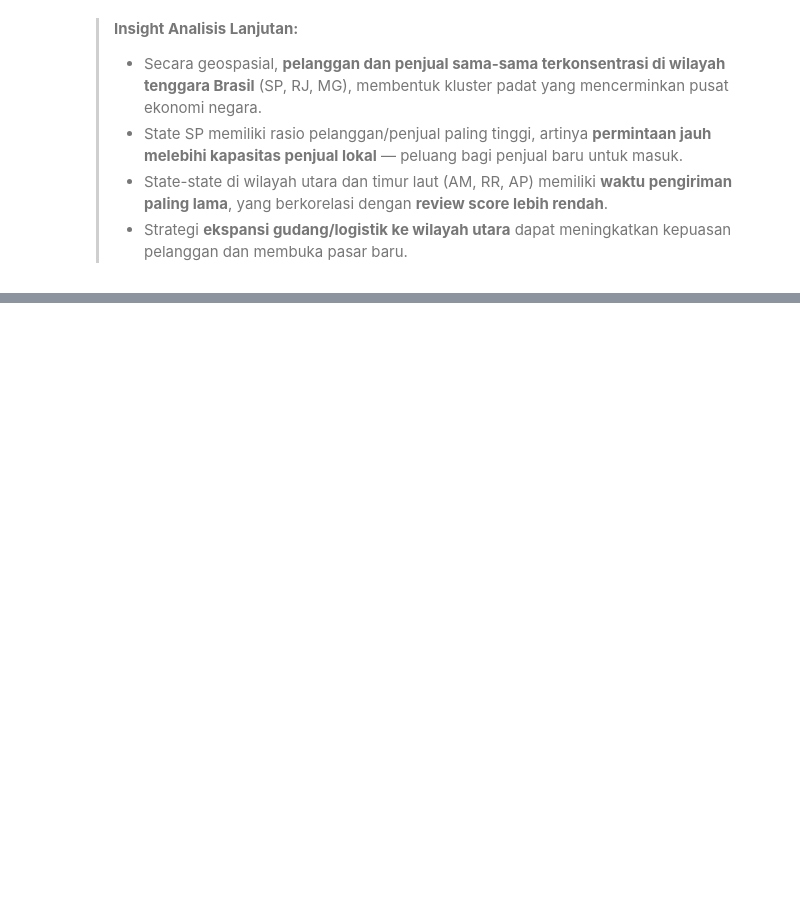
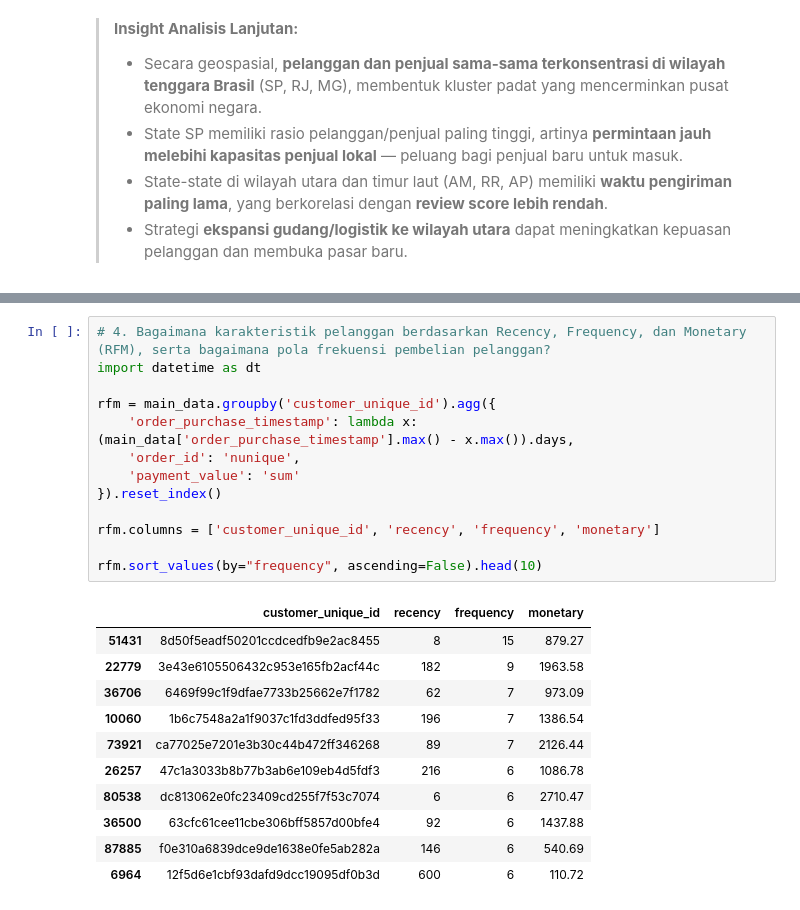
Before and after one commit to Hayqal1/E-Commerce-Public-Dataset-Dashboard, a Jupyter notebook: notebook.ipynb, the cells around one changed output, grey strips where cells are left out. Saved outputs shown, nothing was run; the diff lists cells and outputs as text; blank space fills up the shorter version.

```diff
--- a/notebook.ipynb
+++ b/notebook.ipynb
@@ -763,0 +821,25 @@ Pelanggan dan penjual terkonsentrasi di SP–RJ–MG. State SP memiliki rasio pe
+# %%
+# 4. Bagaimana karakteristik pelanggan berdasarkan Recency, Frequency, dan Monetary (RFM), serta bagaimana pola frekuensi pembelian pelanggan?
+import datetime as dt
+
+rfm = main_data.groupby('customer_unique_id').agg({
+    'order_purchase_timestamp': lambda x: (main_data['order_purchase_timestamp'].max() - x.max()).days,
+    'order_id': 'nunique',
+    'payment_value': 'sum'
+}).reset_index()
+
+rfm.columns = ['customer_unique_id', 'recency', 'frequency', 'monetary']
+
+rfm.sort_values(by="frequency", ascending=False).head(10)
+# %% [output]
+|  | customer_unique_id | recency | frequency | monetary |
+| 51431 | 8d50f5eadf50201ccdcedfb9e2ac8455 | 8 | 15 | 879.27 |
+| 22779 | 3e43e6105506432c953e165fb2acf44c | 182 | 9 | 1963.58 |
+| 36706 | 6469f99c1f9dfae7733b25662e7f1782 | 62 | 7 | 973.09 |
+| 10060 | 1b6c7548a2a1f9037c1fd3ddfed95f33 | 196 | 7 | 1386.54 |
+| 73921 | ca77025e7201e3b30c44b472ff346268 | 89 | 7 | 2126.44 |
+| 26257 | 47c1a3033b8b77b3ab6e109eb4d5fdf3 | 216 | 6 | 1086.78 |
+| 80538 | dc813062e0fc23409cd255f7f53c7074 | 6 | 6 | 2710.47 |
+| 36500 | 63cfc61cee11cbe306bff5857d00bfe4 | 92 | 6 | 1437.88 |
+| 87885 | f0e310a6839dce9de1638e0fe5ab282a | 146 | 6 | 540.69 |
+| 6964 | 12f5d6e1cbf93dafd9dcc19095df0b3d | 600 | 6 | 110.72 |
```
Also changed, not shown: parts of 5 cells of this notebook, 1 other file.
